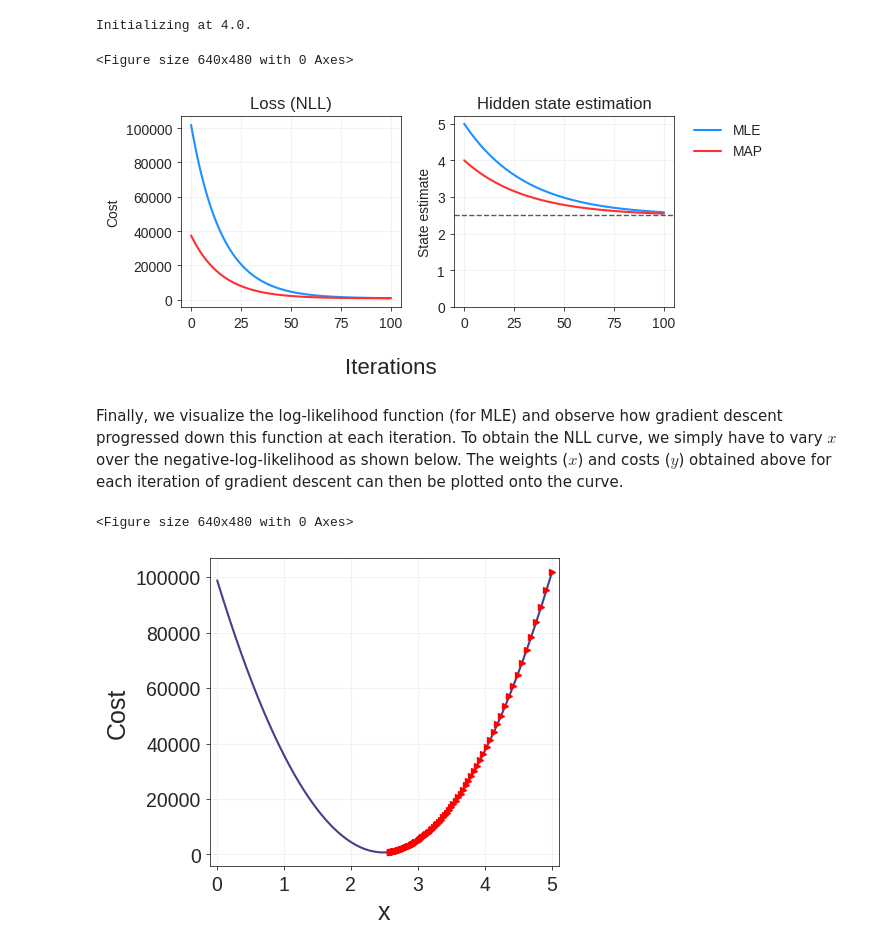
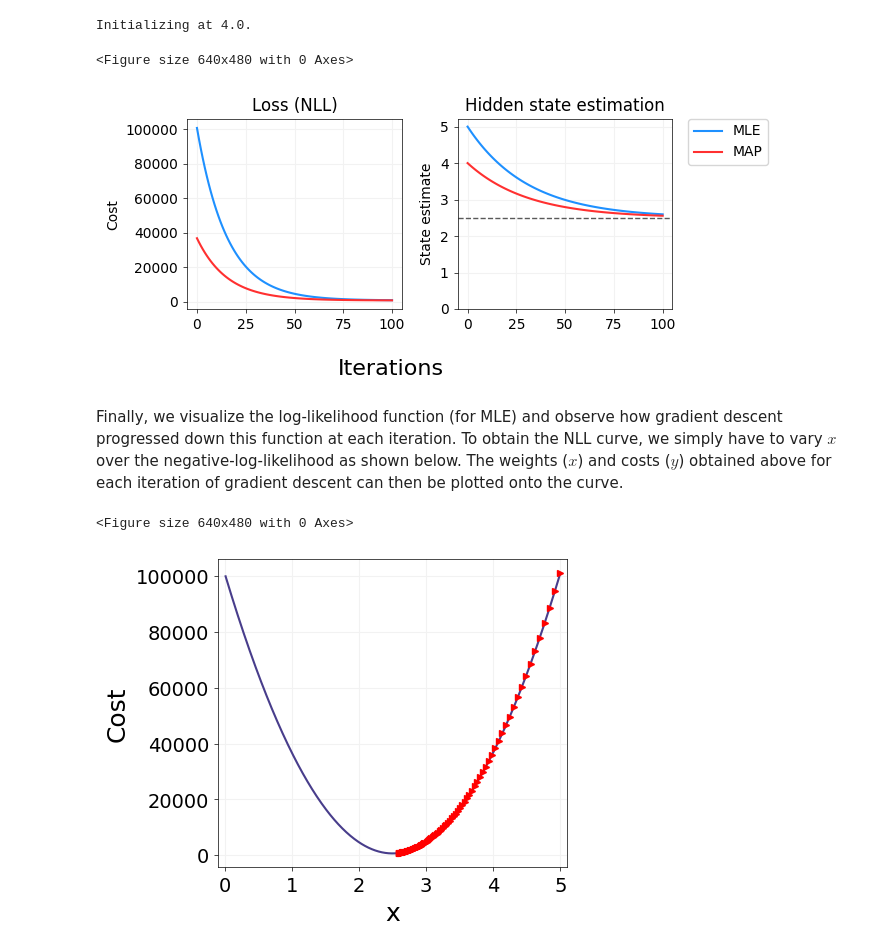
Before and after one commit to FrankHolzkamp/FundamentalsActiveInference, a Jupyter notebook: 2e_mle_map.ipynb, the cells around one changed output. Saved outputs shown, nothing was run; the diff lists cells and outputs as text; code cells hidden in the pictures.

```diff
--- a/2e_mle_map.ipynb
+++ b/2e_mle_map.ipynb
@@ -47,7 +47,7 @@ import torch
 
 from pyro.distributions import Normal
 
-mpl.style.use("seaborn-deep")
+# mpl.style.use("seaborn-deep")
 # %% [markdown]
 To demonstrate MLE/MAP estimation, we will utilize the `pytorch` function for computing gradients. This is definitely overkill for our type of problem but will be useful to demonstrate gradient descent functionality. First, let's create our linear generating function.
 # %%
@@ -135,7 +135,7 @@ weights_map, costs_map = gradient_descent(
 # %% [output]
 Initializing at 4.0.
 # %%
-plt.style.use("seaborn-whitegrid")
+# plt.style.use("seaborn-whitegrid")
 fig = plt.figure()
 fig, axes = plt.subplots(1,2, facecolor=(1,1,1), figsize=(6, 3))
 
@@ -177,7 +177,7 @@ fig.legend(bbox_to_anchor=(1.14,0.9), loc='upper right', ncol=1)
 fig.tight_layout()
 # %% [output]
 <Figure size 640x480 with 0 Axes>
-[figure, old version]
+[figure, new version]
 # %% [markdown]
 Finally, we visualize the log-likelihood function (for MLE) and observe how gradient descent progressed down this function at each iteration. To obtain the NLL curve, we simply have to vary $x$ over the negative-log-likelihood as shown below. The weights ($x$) and costs ($y$) obtained above for each iteration of gradient descent can then be plotted onto the curve.
 # %%
@@ -187,35 +187,35 @@ x_max = 5
 x_points = 500
 
 x_range = torch.linspace(start=x_min, end=x_max, steps=x_points).numpy()
-y = [nll_mle(n).tolist()[0] for n in x_range]
+y = [nll_mle(torch.tensor(n)).tolist()[0] for n in x_range]
 # %%
-plt.style.use("seaborn-whitegrid")
+#plt.style.use("seaborn-whitegrid")
 fig = plt.figure()
 fig, ax = plt.subplots(1, 1, facecolor=(1,1,1), figsize=(4.5,4))
 
 # Plot NLL function
 ax.plot(x_range, y, c="#483D8B")
 ax.plot(weights_mle, costs_mle, "r>", ms=4.5)
 
 # Set axes labels
 ax.set_xlabel("x", fontsize=18)
 ax.set_ylabel("Cost", fontsize=18)
 
 ax.set_xlim([-0.1,5.1])
 ax.set_xticks(range(0,6, 1))
 
 # Axis labels and styling
 ax.axes.grid(which="major", axis="both", c="#f2f2f2")
 plt.setp(ax.spines.values(), color="black", linewidth=0.5)
 ax.tick_params(
     labelsize=14,
     axis='both',
     which='major',
     bottom=True,
     left=True,
     color="black",
     width=0.5,
     length=3)
 # %% [output]
 <Figure size 640x480 with 0 Axes>
-[figure, old version]
+[figure, new version]
```
